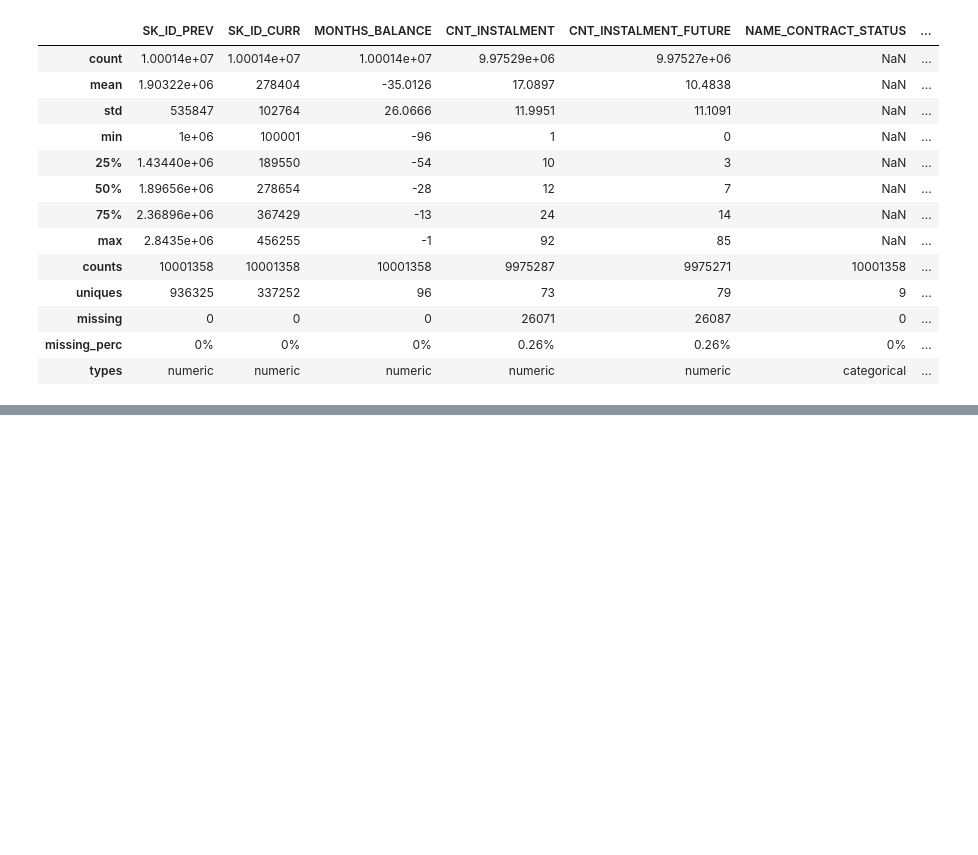
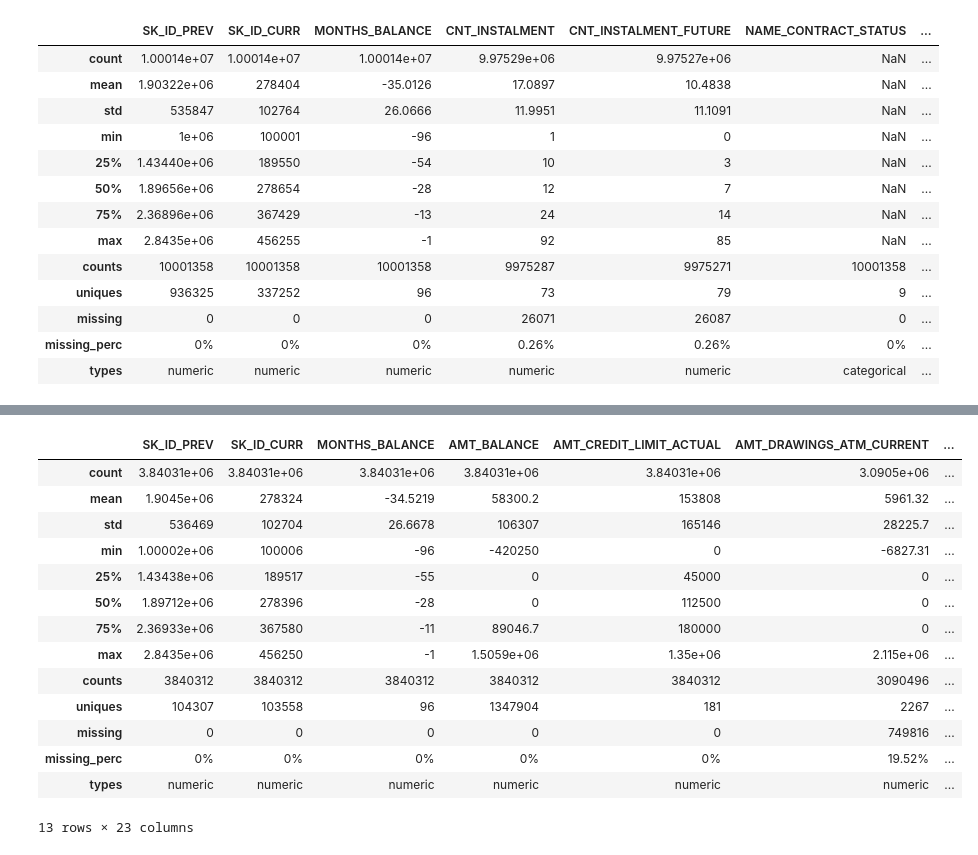
Before and after one commit to kugmax/fastai_learn, a Jupyter notebook: Home Credit Default Risk.ipynb, the cells around one changed output, grey strips where cells are left out. Cells and saved outputs as stored; diff of their text form; code cells hidden in the pictures; blank space fills up the shorter version.

```diff
--- a/Home Credit Default Risk.ipynb
+++ b/Home Credit Default Risk.ipynb
@@ -400,0 +452,18 @@ del tables
+# %%
+display(DataFrameSummary(cc_balance).summary())
+# %% [output]
+|  | SK_ID_PREV | SK_ID_CURR | MONTHS_BALANCE | AMT_BALANCE | AMT_CREDIT_LIMIT_ACTUAL | AMT_DRAWINGS_ATM_CURRENT | ... |
+| count | 3.84031e+06 | 3.84031e+06 | 3.84031e+06 | 3.84031e+06 | 3.84031e+06 | 3.0905e+06 | ... |
+| mean | 1.9045e+06 | 278324 | -34.5219 | 58300.2 | 153808 | 5961.32 | ... |
+| std | 536469 | 102704 | 26.6678 | 106307 | 165146 | 28225.7 | ... |
+| min | 1.00002e+06 | 100006 | -96 | -420250 | 0 | -6827.31 | ... |
+| 25% | 1.43438e+06 | 189517 | -55 | 0 | 45000 | 0 | ... |
+| 50% | 1.89712e+06 | 278396 | -28 | 0 | 112500 | 0 | ... |
+| 75% | 2.36933e+06 | 367580 | -11 | 89046.7 | 180000 | 0 | ... |
+| max | 2.8435e+06 | 456250 | -1 | 1.5059e+06 | 1.35e+06 | 2.115e+06 | ... |
+| counts | 3840312 | 3840312 | 3840312 | 3840312 | 3840312 | 3090496 | ... |
+| uniques | 104307 | 103558 | 96 | 1347904 | 181 | 2267 | ... |
+| missing | 0 | 0 | 0 | 0 | 0 | 749816 | ... |
+| missing_perc | 0% | 0% | 0% | 0% | 0% | 19.52% | ... |
+| types | numeric | numeric | numeric | numeric | numeric | numeric | ... |
+13 rows × 23 columns
```
Also changed, not shown: parts of 10 cells of this notebook, 1 other file.
